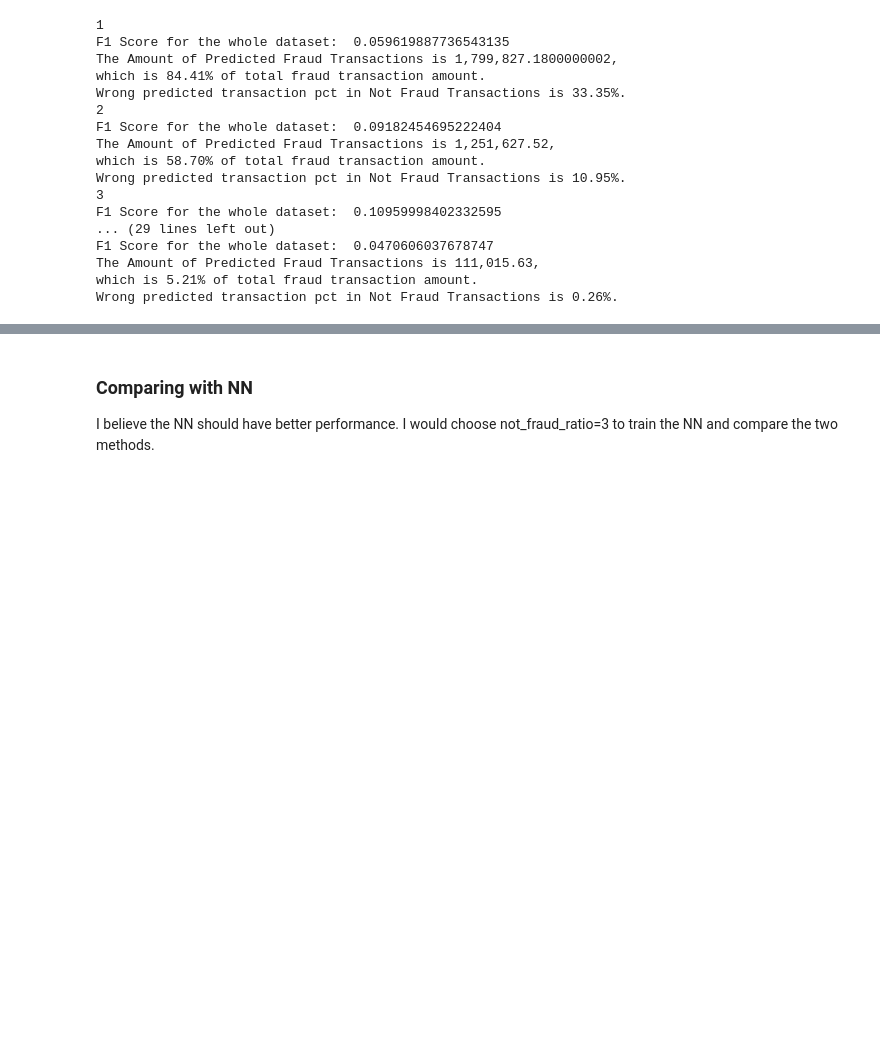
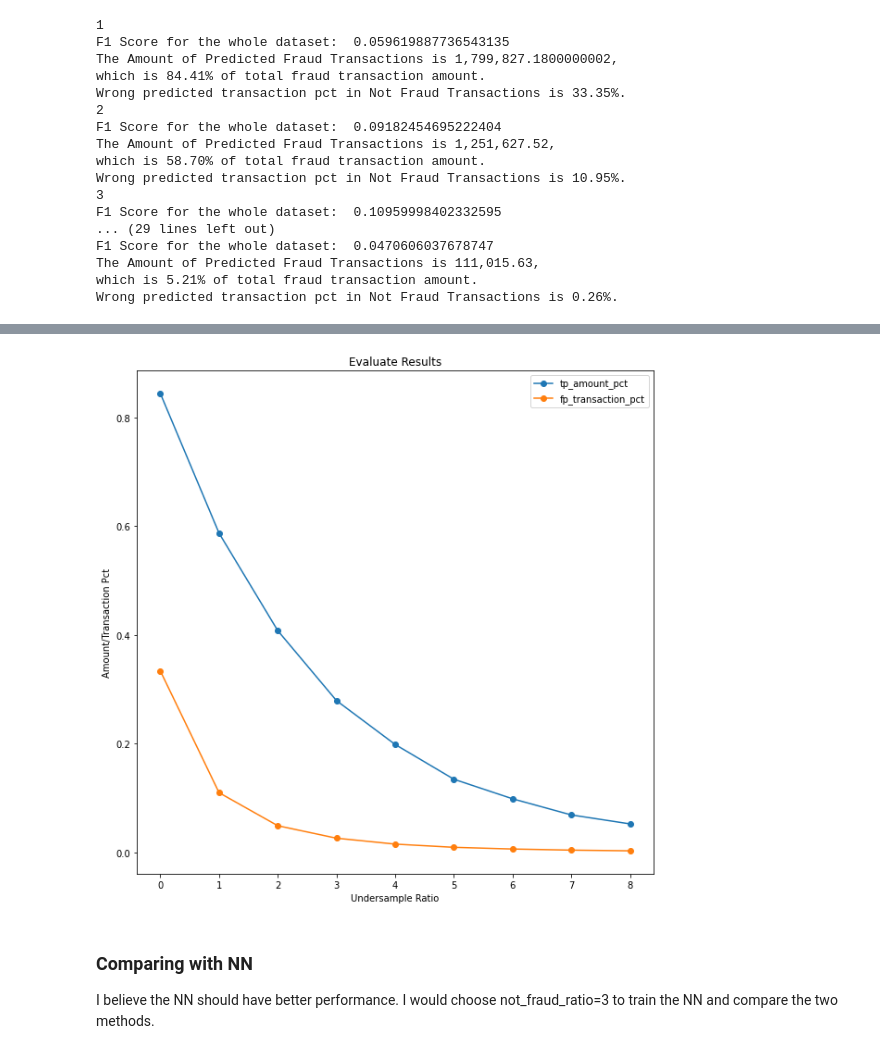
Before and after one commit to xs005/Fraud_Detection_Demo, a Jupyter notebook: Logistic vs NN.ipynb, the cells around one changed output, grey strips where cells are left out. Saved outputs shown, nothing was run; the diff lists cells and outputs as text; code cells hidden in the pictures; blank space fills up the shorter version.

Commit message:
Add a static chart for Evaluate Results

```diff
--- a/Logistic vs NN.ipynb
+++ b/Logistic vs NN.ipynb
@@ -494,6 +494,18 @@ fig.show()
 # %% [output]
 [interactive output not drawn]
 [interactive output not drawn]
+# %%
+# visulize the result
+plt.figure(figsize=(10, 10))
+plt.plot(val_res_df['tp_amount_pct'], label='tp_amount_pct', marker='o')
+plt.plot(val_res_df['fp_transaction_pct'], label='fp_transaction_pct', marker='o')
+plt.title('Evaluate Results')
+plt.xlabel('Undersample Ratio')
+plt.ylabel('Amount/Transaction Pct')
+plt.legend()
+plt.show()
+# %% [output]
+[figure, added]
 # %%
 # save model for the REST API
 joblib.dump({
```
